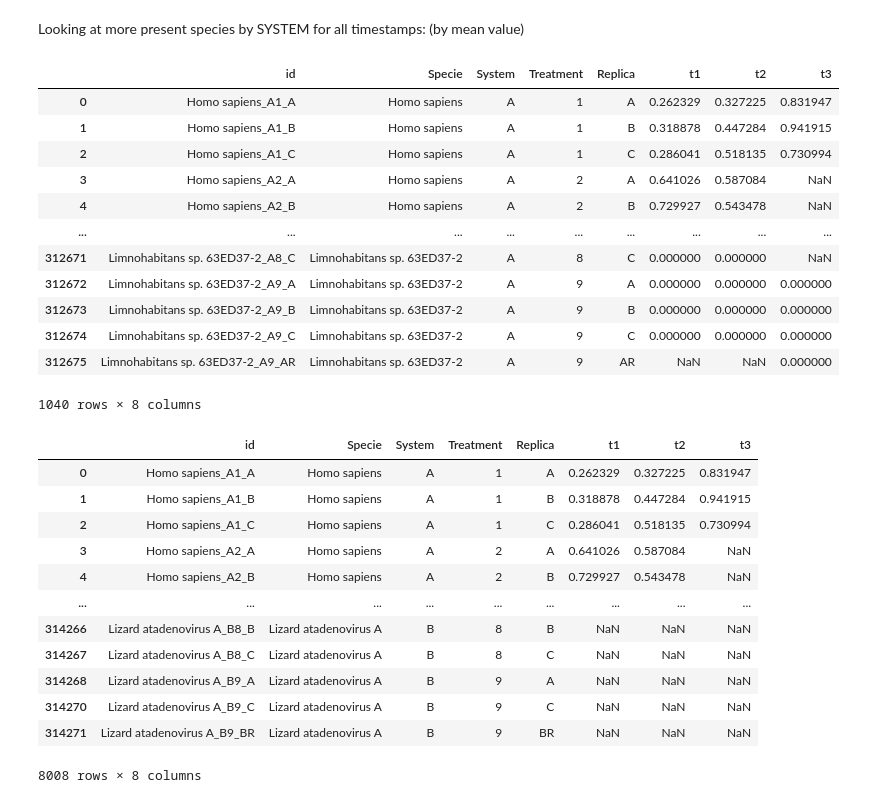
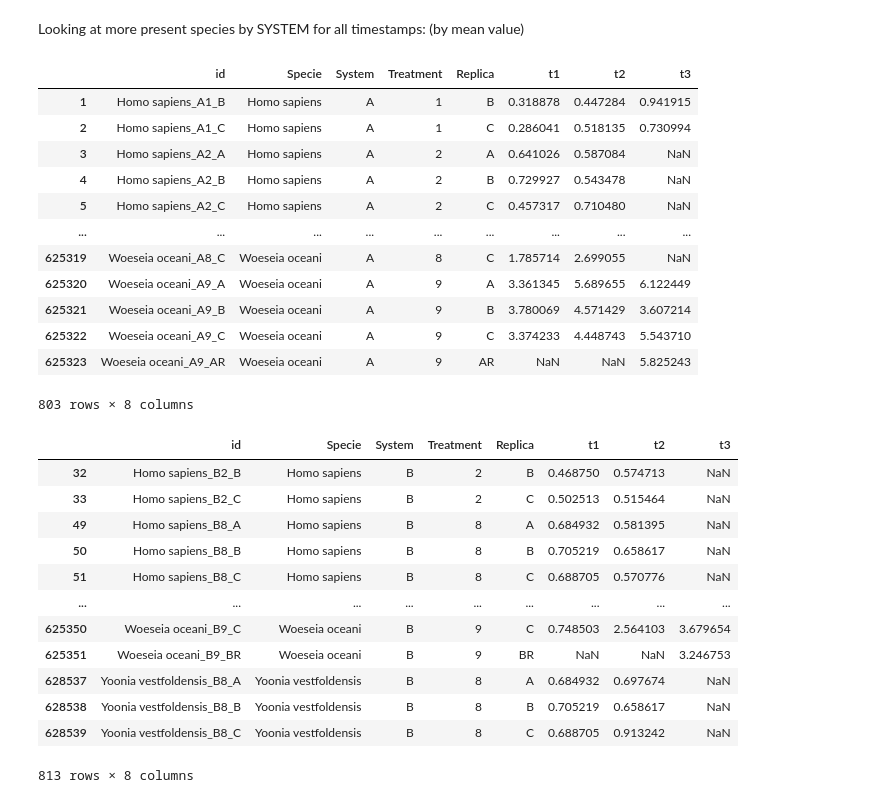
Before and after one commit to Haradai/BioBytes_Uib_Datathon2023, a Jupyter notebook: project.ipynb, the cells around one changed output. Saved outputs shown, nothing was run; the diff lists cells and outputs as text; code cells hidden in the pictures.

```diff
--- a/project.ipynb
+++ b/project.ipynb
@@ -293,21 +295,22 @@ species_df
 # %% [markdown]
 Looking at more present species by SYSTEM for all timestamps: (by mean value)
 # %%
-thr = 0.4
-mean_vals = species_df[species_df["System"] == "A"][["t1","t2","t3"]].mean(axis=1).to_numpy()
+thr = 0.5
+system_filts = species_df[species_df["System"] == "A"]
+mean_vals = system_filts[["t1","t2","t3"]].mean(axis=1).to_numpy()
 idxs = np.where(mean_vals > thr)
-species_df.iloc[idxs]
+system_filts.iloc[idxs]
 # %% [output]
 |  | id | Specie | System | Treatment | Replica | t1 | t2 | t3 |
-| 0 | Homo sapiens_A1_A | Homo sapiens | A | 1 | A | 0.262329 | 0.327225 | 0.831947 |
 | 1 | Homo sapiens_A1_B | Homo sapiens | A | 1 | B | 0.318878 | 0.447284 | 0.941915 |
 | 2 | Homo sapiens_A1_C | Homo sapiens | A | 1 | C | 0.286041 | 0.518135 | 0.730994 |
 | 3 | Homo sapiens_A2_A | Homo sapiens | A | 2 | A | 0.641026 | 0.587084 | NaN |
 | 4 | Homo sapiens_A2_B | Homo sapiens | A | 2 | B | 0.729927 | 0.543478 | NaN |
+| 5 | Homo sapiens_A2_C | Homo sapiens | A | 2 | C | 0.457317 | 0.710480 | NaN |
 | ... | ... | ... | ... | ... | ... | ... | ... | ... |
-| 312671 | Limnohabitans sp. 63ED37-2_A8_C | Limnohabitans sp. 63ED37-2 | A | 8 | C | 0.000000 | 0.000000 | NaN |
-| 312672 | Limnohabitans sp. 63ED37-2_A9_A | Limnohabitans sp. 63ED37-2 | A | 9 | A | 0.000000 | 0.000000 | 0.000000 |
-| 312673 | Limnohabitans sp. 63ED37-2_A9_B | Limnohabitans sp. 63ED37-2 | A | 9 | B | 0.000000 | 0.000000 | 0.000000 |
-| 312674 | Limnohabitans sp. 63ED37-2_A9_C | Limnohabitans sp. 63ED37-2 | A | 9 | C | 0.000000 | 0.000000 | 0.000000 |
-| 312675 | Limnohabitans sp. 63ED37-2_A9_AR | Limnohabitans sp. 63ED37-2 | A | 9 | AR | NaN | NaN | 0.000000 |
+| 625319 | Woeseia oceani_A8_C | Woeseia oceani | A | 8 | C | 1.785714 | 2.699055 | NaN |
+| 625320 | Woeseia oceani_A9_A | Woeseia oceani | A | 9 | A | 3.361345 | 5.689655 | 6.122449 |
+| 625321 | Woeseia oceani_A9_B | Woeseia oceani | A | 9 | B | 3.780069 | 4.571429 | 3.607214 |
+| 625322 | Woeseia oceani_A9_C | Woeseia oceani | A | 9 | C | 3.374233 | 4.448743 | 5.543710 |
+| 625323 | Woeseia oceani_A9_AR | Woeseia oceani | A | 9 | AR | NaN | NaN | 5.825243 |
-1040 rows × 8 columns
+803 rows × 8 columns
@@ -314,19 +319,20 @@ species_df.iloc[idxs]
 # %%
-thr = 0.1
-mean_vals = species_df[species_df["System"] == "B"][["t1","t2","t3"]].mean(axis=1).to_numpy()
+thr = 0.5
+system_filts = species_df[species_df["System"] == "B"]
+mean_vals = system_filts[["t1","t2","t3"]].mean(axis=1).to_numpy()
 idxs = np.where(mean_vals > thr)
-species_df.iloc[idxs]
+system_filts.iloc[idxs]
 # %% [output]
 |  | id | Specie | System | Treatment | Replica | t1 | t2 | t3 |
-| 0 | Homo sapiens_A1_A | Homo sapiens | A | 1 | A | 0.262329 | 0.327225 | 0.831947 |
-| 1 | Homo sapiens_A1_B | Homo sapiens | A | 1 | B | 0.318878 | 0.447284 | 0.941915 |
-| 2 | Homo sapiens_A1_C | Homo sapiens | A | 1 | C | 0.286041 | 0.518135 | 0.730994 |
-| 3 | Homo sapiens_A2_A | Homo sapiens | A | 2 | A | 0.641026 | 0.587084 | NaN |
-| 4 | Homo sapiens_A2_B | Homo sapiens | A | 2 | B | 0.729927 | 0.543478 | NaN |
+| 32 | Homo sapiens_B2_B | Homo sapiens | B | 2 | B | 0.468750 | 0.574713 | NaN |
+| 33 | Homo sapiens_B2_C | Homo sapiens | B | 2 | C | 0.502513 | 0.515464 | NaN |
+| 49 | Homo sapiens_B8_A | Homo sapiens | B | 8 | A | 0.684932 | 0.581395 | NaN |
+| 50 | Homo sapiens_B8_B | Homo sapiens | B | 8 | B | 0.705219 | 0.658617 | NaN |
+| 51 | Homo sapiens_B8_C | Homo sapiens | B | 8 | C | 0.688705 | 0.570776 | NaN |
 | ... | ... | ... | ... | ... | ... | ... | ... | ... |
-| 314266 | Lizard atadenovirus A_B8_B | Lizard atadenovirus A | B | 8 | B | NaN | NaN | NaN |
-| 314267 | Lizard atadenovirus A_B8_C | Lizard atadenovirus A | B | 8 | C | NaN | NaN | NaN |
-| 314268 | Lizard atadenovirus A_B9_A | Lizard atadenovirus A | B | 9 | A | NaN | NaN | NaN |
-| 314270 | Lizard atadenovirus A_B9_C | Lizard atadenovirus A | B | 9 | C | NaN | NaN | NaN |
-| 314271 | Lizard atadenovirus A_B9_BR | Lizard atadenovirus A | B | 9 | BR | NaN | NaN | NaN |
+| 625350 | Woeseia oceani_B9_C | Woeseia oceani | B | 9 | C | 0.748503 | 2.564103 | 3.679654 |
+| 625351 | Woeseia oceani_B9_BR | Woeseia oceani | B | 9 | BR | NaN | NaN | 3.246753 |
+| 628537 | Yoonia vestfoldensis_B8_A | Yoonia vestfoldensis | B | 8 | A | 0.684932 | 0.697674 | NaN |
+| 628538 | Yoonia vestfoldensis_B8_B | Yoonia vestfoldensis | B | 8 | B | 0.705219 | 0.658617 | NaN |
+| 628539 | Yoonia vestfoldensis_B8_C | Yoonia vestfoldensis | B | 8 | C | 0.688705 | 0.913242 | NaN |
-8008 rows × 8 columns
+813 rows × 8 columns
```
Also changed, not shown: parts of 39 cells of this notebook, 1 other file.
